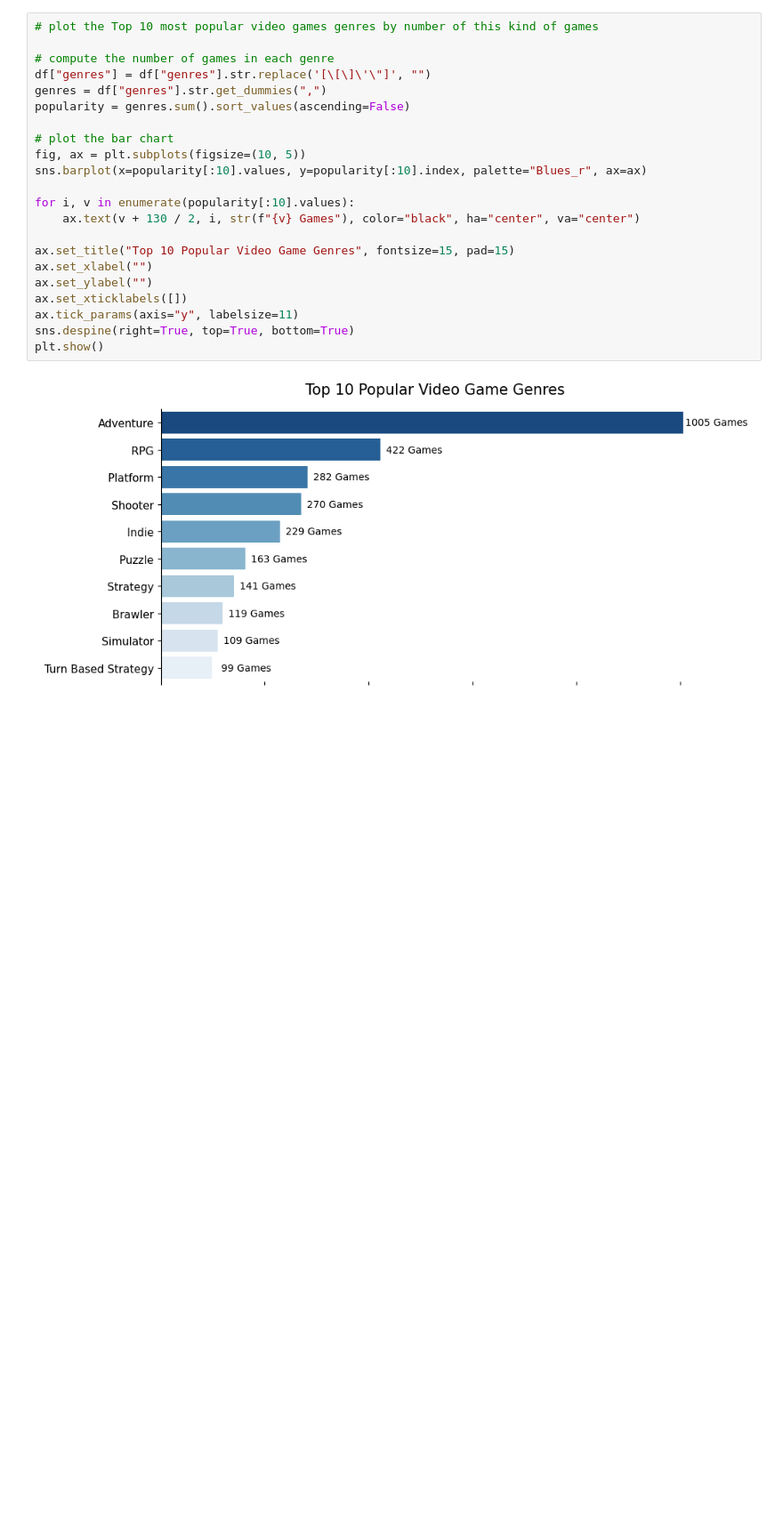
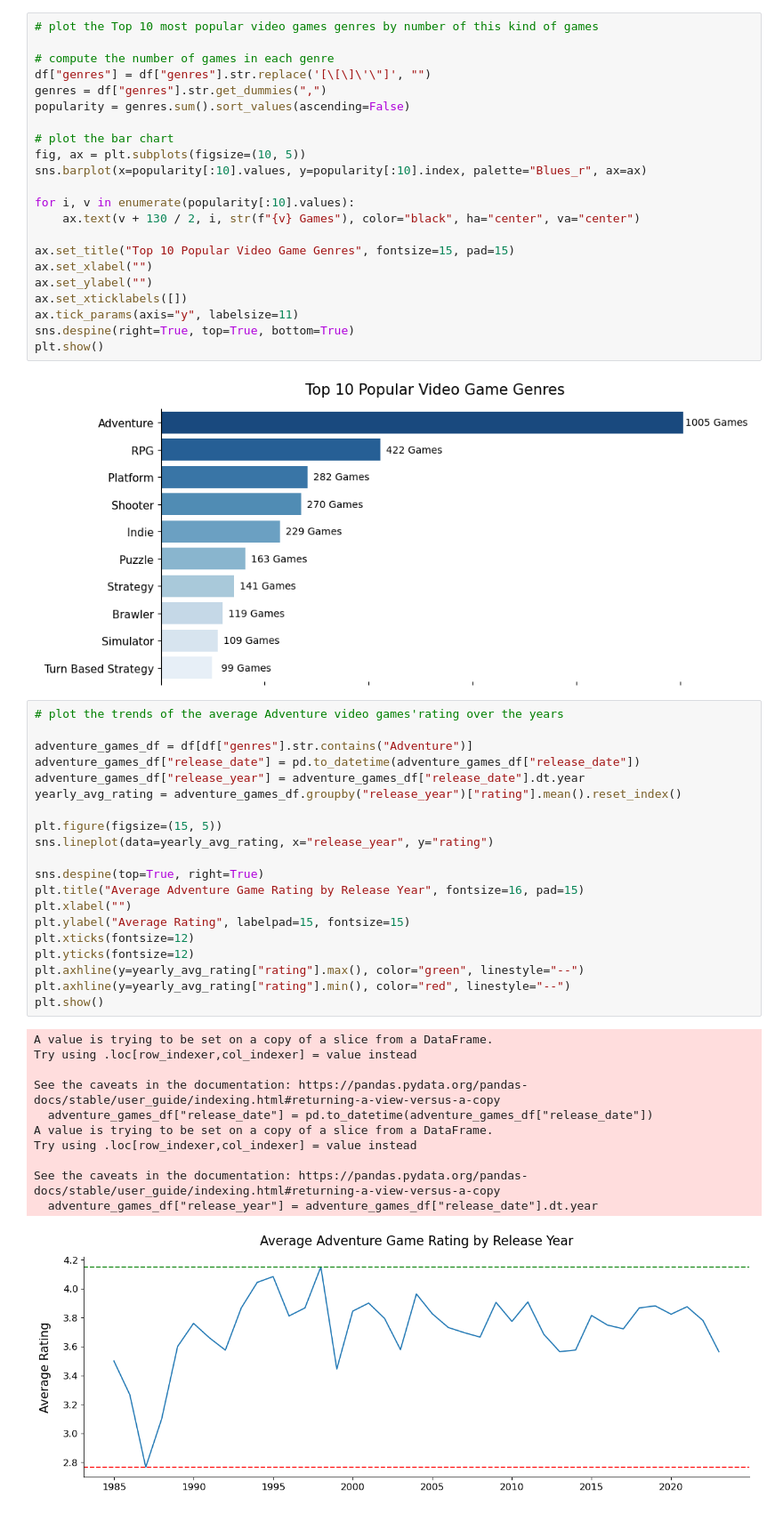
Before and after one commit to com-480-data-visualization/project-2024-Moonwalker, a Jupyter notebook: data/eda.ipynb, the cells around one changed output. Shown: that part at 89% size. Saved outputs shown, nothing was run; the diff lists cells and outputs as text; blank space fills up the shorter version.

```diff
--- a/data/eda.ipynb
+++ b/data/eda.ipynb
@@ -258,3 +261,35 @@ sns.despine(right=True, top=True, bottom=True)
 plt.show()
 # %% [output]
 [figure]
+# %%
+# plot the trends of the average Adventure video games'rating over the years
+
+adventure_games_df = df[df["genres"].str.contains("Adventure")]
+adventure_games_df["release_date"] = pd.to_datetime(adventure_games_df["release_date"])
+adventure_games_df["release_year"] = adventure_games_df["release_date"].dt.year
+yearly_avg_rating = adventure_games_df.groupby("release_year")["rating"].mean().reset_index()
+
+plt.figure(figsize=(15, 5))
+sns.lineplot(data=yearly_avg_rating, x="release_year", y="rating")
+
+sns.despine(top=True, right=True)
+plt.title("Average Adventure Game Rating by Release Year", fontsize=16, pad=15)
+plt.xlabel("")
+plt.ylabel("Average Rating", labelpad=15, fontsize=15)
+plt.xticks(fontsize=12)
+plt.yticks(fontsize=12)
+plt.axhline(y=yearly_avg_rating["rating"].max(), color="green", linestyle="--")
+plt.axhline(y=yearly_avg_rating["rating"].min(), color="red", linestyle="--")
+plt.show()
+# %% [output]
+A value is trying to be set on a copy of a slice from a DataFrame.
+Try using .loc[row_indexer,col_indexer] = value instead
+
+See the caveats in the documentation: https://pandas.pydata.org/pandas-docs/stable/user_guide/indexing.html#returning-a-view-versus-a-copy
+  adventure_games_df["release_date"] = pd.to_datetime(adventure_games_df["release_date"])
+A value is trying to be set on a copy of a slice from a DataFrame.
+Try using .loc[row_indexer,col_indexer] = value instead
+
+See the caveats in the documentation: https://pandas.pydata.org/pandas-docs/stable/user_guide/indexing.html#returning-a-view-versus-a-copy
+  adventure_games_df["release_year"] = adventure_games_df["release_date"].dt.year
+[figure, added]
```
Also changed, not shown: parts of 1 cell of this notebook.
